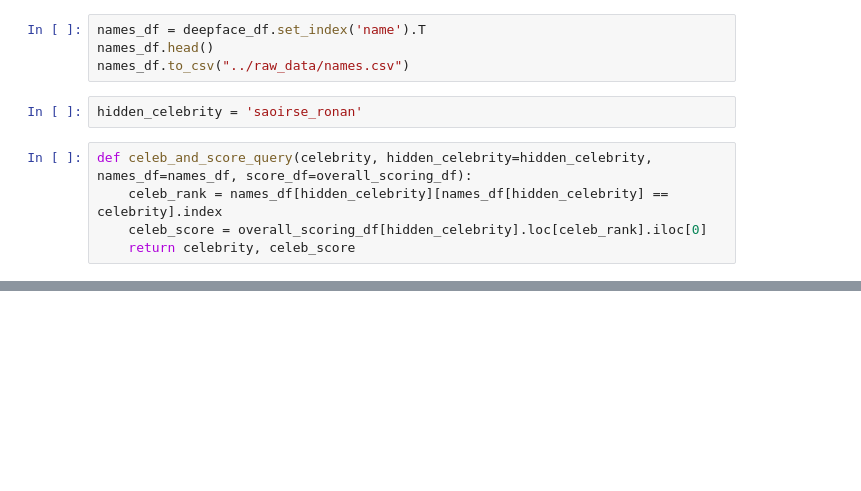
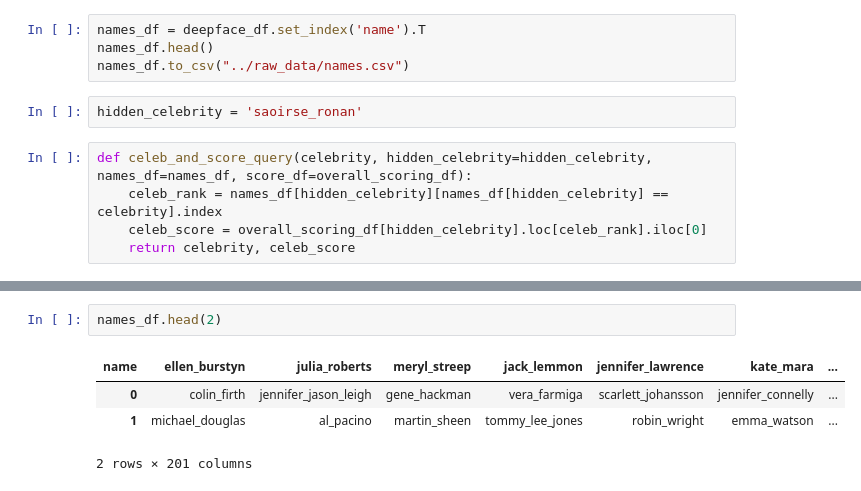
Before and after one commit to stan-kondratev/celebrities-identification-quest, a Jupyter notebook: notebooks/model_with_scoring.ipynb, the cells around one changed output, grey strips where cells are left out. Cells and saved outputs as stored; diff of their text form; blank space fills up the shorter version.

```diff
--- a/notebooks/model_with_scoring.ipynb
+++ b/notebooks/model_with_scoring.ipynb
@@ -133 +108,8 @@ celeb_and_score_query('hugh_jackman')
+# %%
+names_df.head(2)
+# %% [output]
+| name | ellen_burstyn | julia_roberts | meryl_streep | jack_lemmon | jennifer_lawrence | kate_mara | ... |
+| 0 | colin_firth | jennifer_jason_leigh | gene_hackman | vera_farmiga | scarlett_johansson | jennifer_connelly | ... |
+| 1 | michael_douglas | al_pacino | martin_sheen | tommy_lee_jones | robin_wright | emma_watson | ... |
+2 rows × 201 columns
 # %%
```
Also changed, not shown: parts of 13 cells of this notebook, 5 other files.
